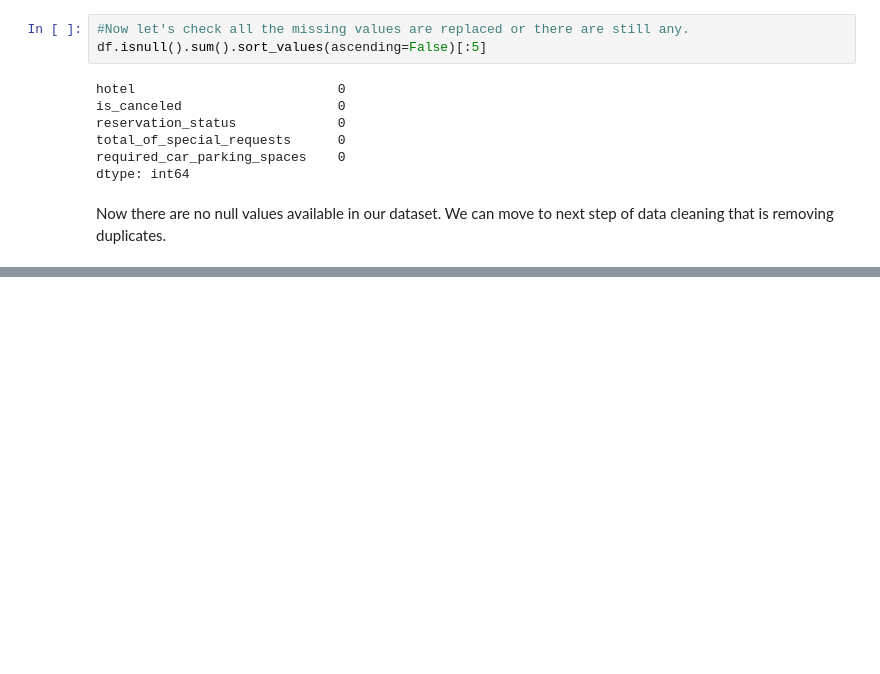
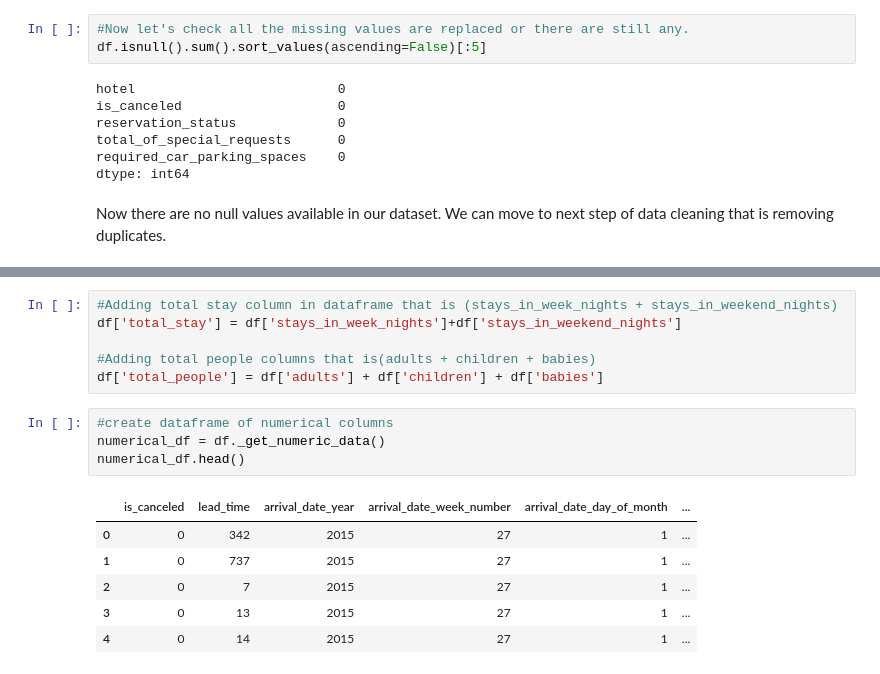
Before and after one commit to shwetaNayak19/EDA-Hotel-Bookings-Capstone-Project1, a Jupyter notebook: EDA_Hotel_Booking_project1.ipynb, the cells around one changed output, grey strips where cells are left out. Cells and saved outputs as stored; diff of their text form; blank space fills up the shorter version.

```diff
--- a/EDA_Hotel_Booking_project1.ipynb
+++ b/EDA_Hotel_Booking_project1.ipynb
@@ -254,0 +298,17 @@ Now there are no null values available in our dataset. We can move to next step
+# %%
+#Adding total stay column in dataframe that is (stays_in_week_nights + stays_in_weekend_nights)
+df['total_stay'] = df['stays_in_week_nights']+df['stays_in_weekend_nights']
+
+#Adding total people columns that is(adults + children + babies)
+df['total_people'] = df['adults'] + df['children'] + df['babies']
+# %%
+#create dataframe of numerical columns
+numerical_df = df._get_numeric_data()
+numerical_df.head()
+# %% [output]
+|  | is_canceled | lead_time | arrival_date_year | arrival_date_week_number | arrival_date_day_of_month | ... |
+| 0 | 0 | 342 | 2015 | 27 | 1 | ... |
+| 1 | 0 | 737 | 2015 | 27 | 1 | ... |
+| 2 | 0 | 7 | 2015 | 27 | 1 | ... |
+| 3 | 0 | 13 | 2015 | 27 | 1 | ... |
+| 4 | 0 | 14 | 2015 | 27 | 1 | ... |
```
Also changed, not shown: parts of 19 cells of this notebook.
